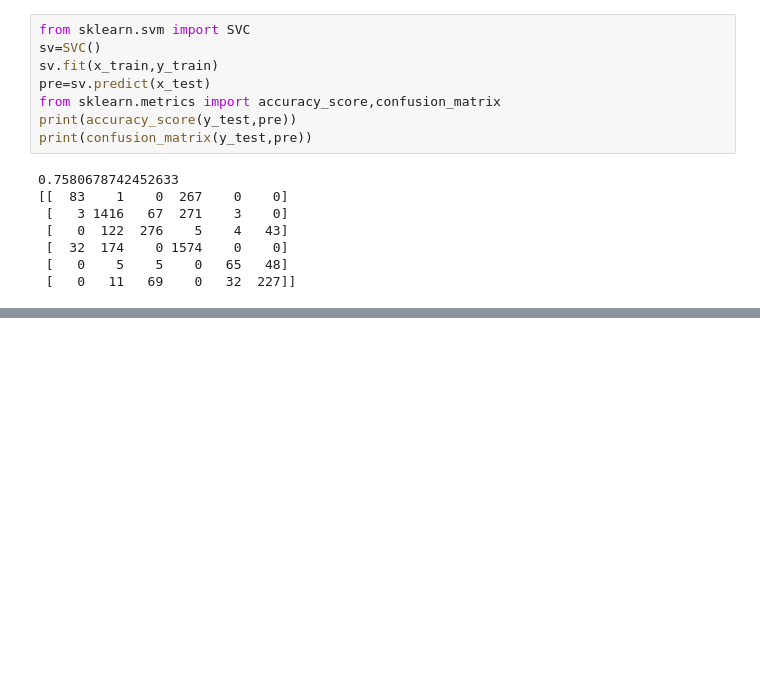
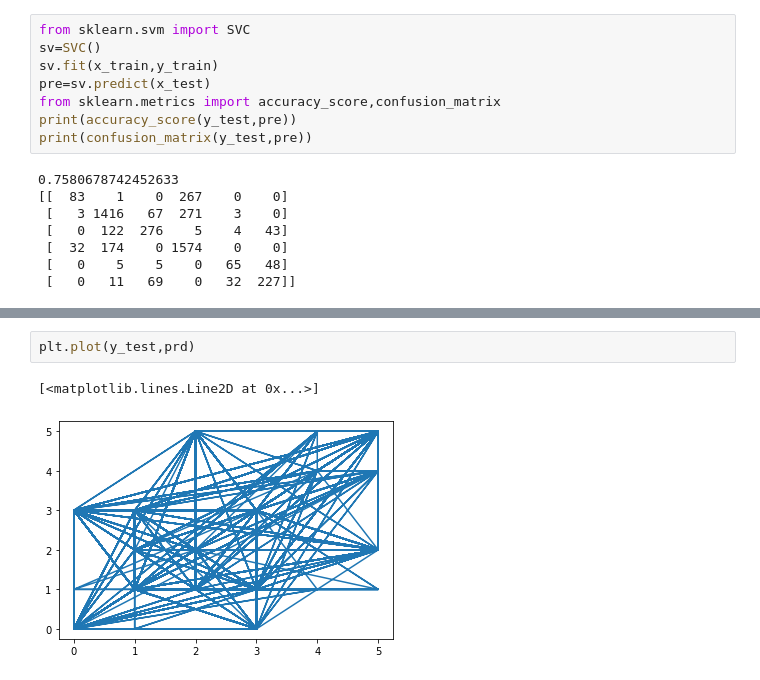
Before and after one commit to Harpreet24/JunoTerraAssignment, a Jupyter notebook: Untitled.ipynb, the cells around one changed output, grey strips where cells are left out. Saved outputs shown, nothing was run; the diff lists cells and outputs as text; blank space fills up the shorter version.

```diff
--- a/Untitled.ipynb
+++ b/Untitled.ipynb
@@ -255,0 +258,5 @@ print(confusion_matrix(y_test,prd))
+# %%
+plt.plot(y_test,prd)
+# %% [output]
+[<matplotlib.lines.Line2D at 0x...>]
+[figure, added]
```
Also changed, not shown: parts of 2 cells of this notebook.
